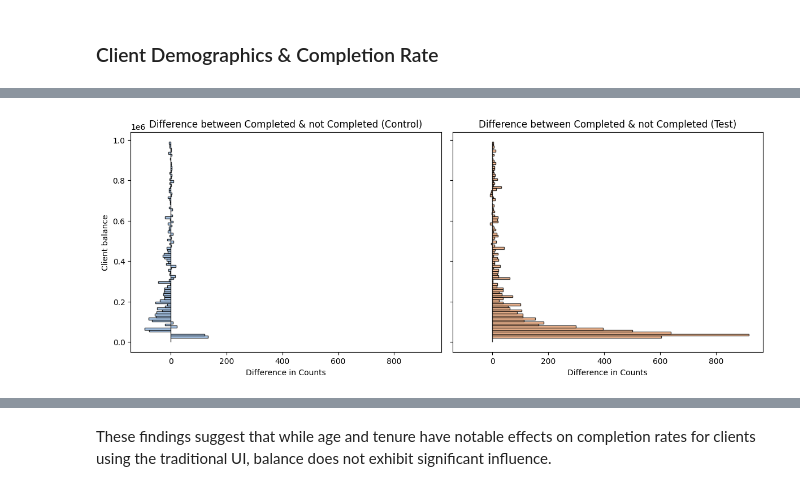
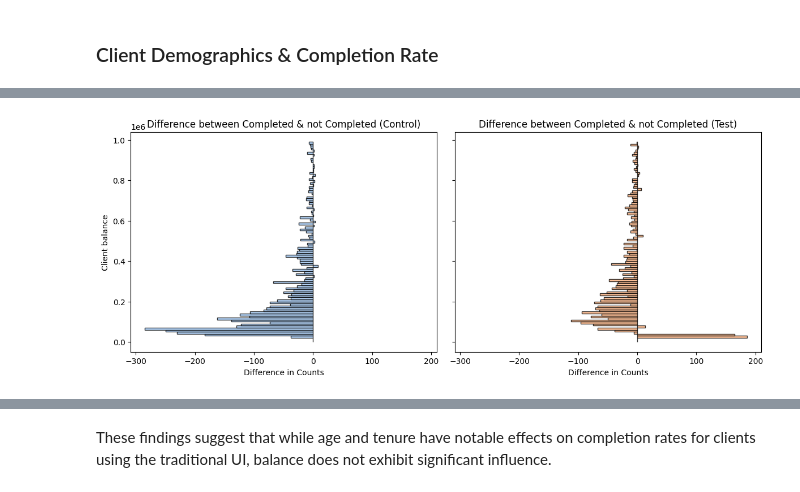
Before and after one commit to vsalto/Customer-Experience-UI-AB-Testing, a Jupyter notebook: notebooks/e-commerce_analysis-Chapter2.ipynb, the cells around one changed output, grey strips where cells are left out. Cells and saved outputs as stored; diff of their text form; code cells hidden in the pictures.

```diff
--- a/notebooks/e-commerce_analysis-Chapter2.ipynb
+++ b/notebooks/e-commerce_analysis-Chapter2.ipynb
@@ -620,37 +603,37 @@ plt.show()
 # Define bin edges
 #bin_edges = np.arange(0, 40, 1)
 bin_edges = np.arange(0, 1000000, 10000)
 # Calculate histograms for each distribution
-a_hist1, _ = np.histogram(df_control[df_control['completed'] == True]['bal'], bins=bin_edges)
-b_hist1, _ = np.histogram(df_control[df_control['completed'] == False]['bal'], bins=bin_edges)
+a_hist1, _ = np.histogram(df_control[df_control['Completed'] == True]['bal'], bins=bin_edges)
+b_hist1, _ = np.histogram(df_control[df_control['Completed'] == False]['bal'], bins=bin_edges)
 
-a_hist2, _ = np.histogram(df_test[df_test['completed'] == True]['bal'], bins=bin_edges)
-b_hist2, _ = np.histogram(df_test[df_test['completed'] == False]['bal'], bins=bin_edges)
+a_hist2, _ = np.histogram(df_test[df_test['Completed'] == True]['bal'], bins=bin_edges)
+b_hist2, _ = np.histogram(df_test[df_test['Completed'] == False]['bal'], bins=bin_edges)
 
 # Calculate bin midpoints
 bin_midpoints = bin_edges[:-1] + np.diff(bin_edges) / 2
 
 # Calculate the difference
 h_diff1 = a_hist1 - b_hist1
 h_diff2 = a_hist2 - b_hist2
 
 # Plot the difference using seaborn
 fig, axes = plt.subplots(1, 2, sharey=True, sharex=True, figsize=(12, 5))  # 1 row, 2 columns
 
 # Plot for Control Variation
 axes[0].barh(y=bin_midpoints, width=h_diff1, height=10000, color=sns.color_palette("pastel")[0], ec='k', alpha=0.8)
 axes[0].set_ylabel('Client balance')
 axes[0].set_xlabel('Difference in Counts')
 axes[0].set_title('Difference between Completed & not Completed (Control)')
 
 # Plot for Test Variation
 axes[1].barh(y=bin_midpoints, width=h_diff2, height=10000, color=sns.color_palette("pastel")[1], ec='k', alpha=0.8)
 axes[1].set_xlabel('Difference in Counts')
 axes[1].set_title('Difference between Completed & not Completed (Test)')
 
 plt.tight_layout()
 plt.show()
 # %% [output]
-[figure, old version]
+[figure, new version]
 # %%
 # Create contingency tables for each variable with completion status
```
Also changed, not shown: parts of 43 cells of this notebook, 1 other file.
